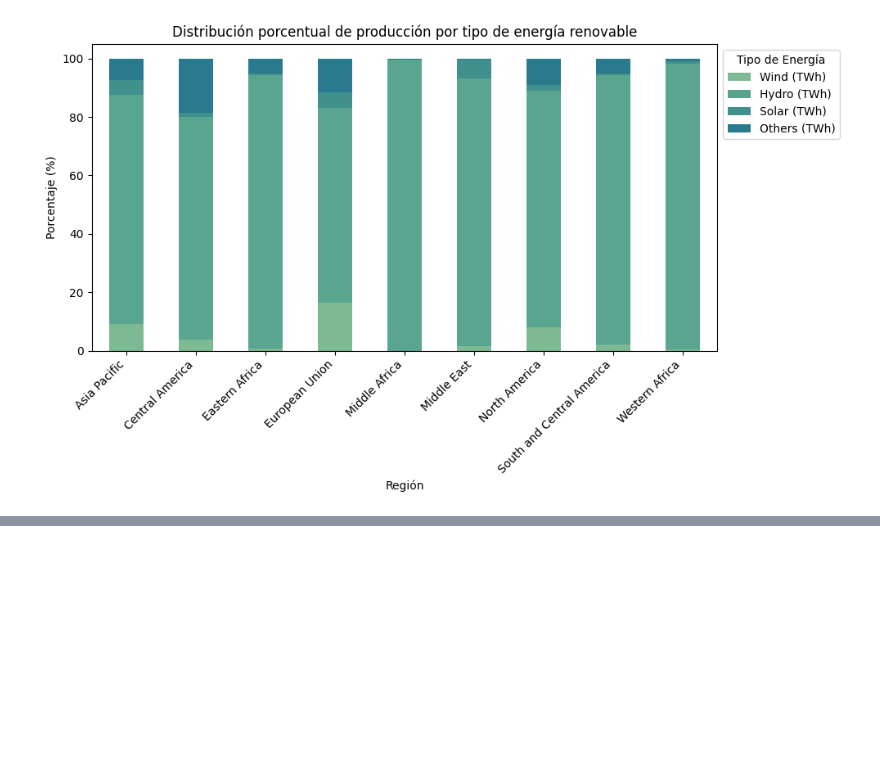
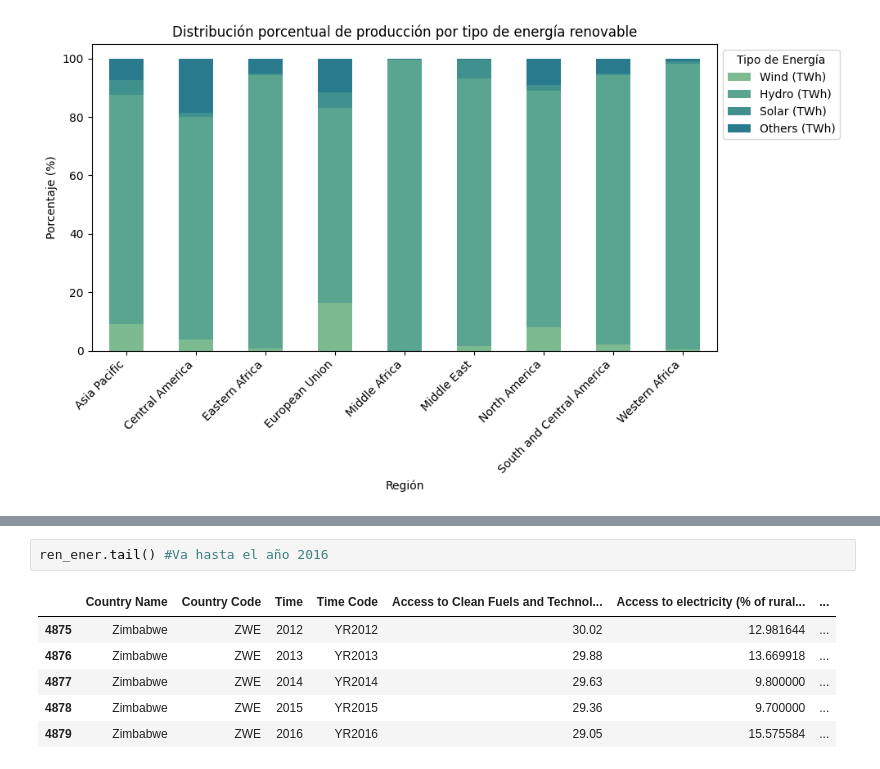
Before and after one commit to BelenUrdangarin/Integrador-Urdangarin---Olivera, a Jupyter notebook: Integrador_Olivera_Urdangarin.ipynb, the cells around one changed output, grey strips where cells are left out. Drawn from its saved outputs; the diff is of its cells as text; blank space fills up the shorter version.

```diff
--- a/Integrador_Olivera_Urdangarin.ipynb
+++ b/Integrador_Olivera_Urdangarin.ipynb
@@ -352,0 +428,9 @@ plt.show()
+# %%
+ren_ener.tail() #Va hasta el año 2016
+# %% [output]
+|  | Country Name | Country Code | Time | Time Code | Access to Clean Fuels and Technol... | Access to electricity (% of rural... | ... |
+| 4875 | Zimbabwe | ZWE | 2012 | YR2012 | 30.02 | 12.981644 | ... |
+| 4876 | Zimbabwe | ZWE | 2013 | YR2013 | 29.88 | 13.669918 | ... |
+| 4877 | Zimbabwe | ZWE | 2014 | YR2014 | 29.63 | 9.800000 | ... |
+| 4878 | Zimbabwe | ZWE | 2015 | YR2015 | 29.36 | 9.700000 | ... |
+| 4879 | Zimbabwe | ZWE | 2016 | YR2016 | 29.05 | 15.575584 | ... |
```
Also changed, not shown: parts of 14 cells of this notebook.
